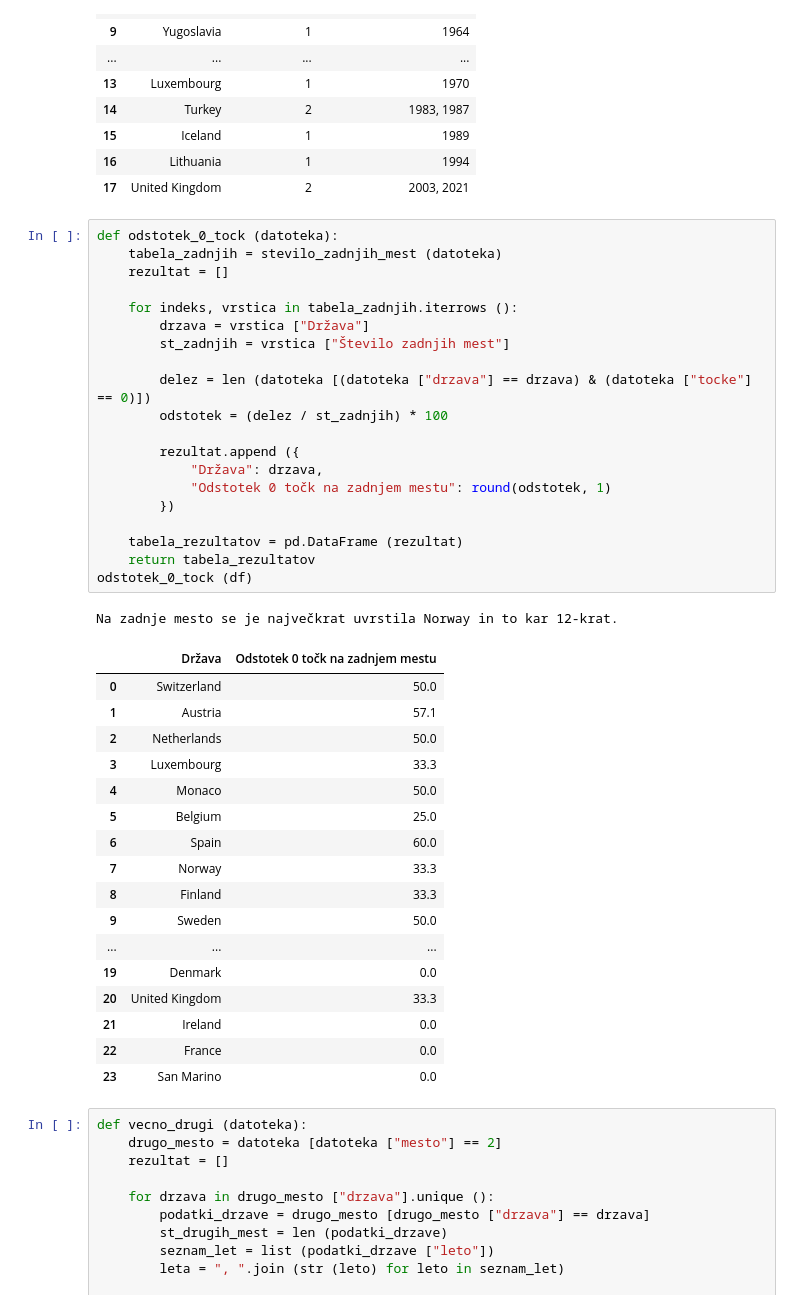
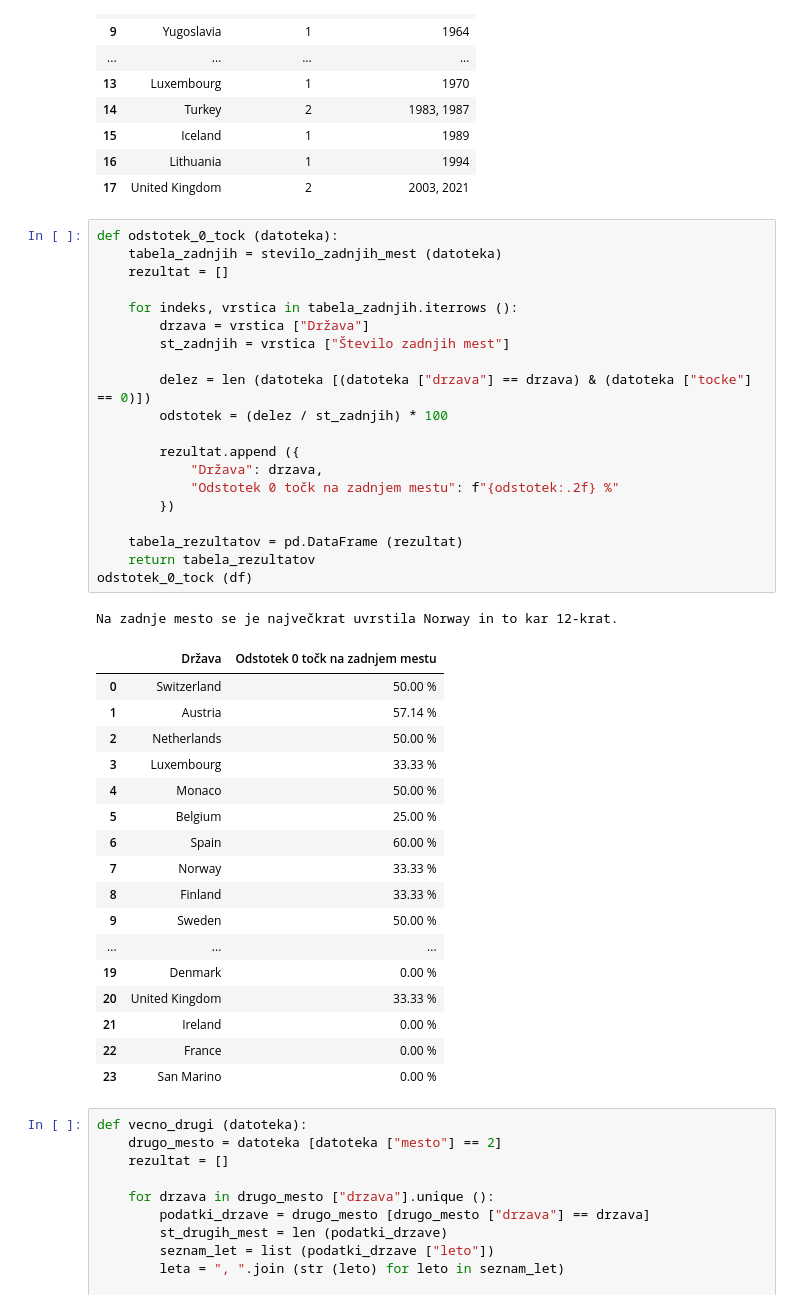
Before and after one commit to mayac69/UVP-projektna, a Jupyter notebook: analiza_evrovizije.ipynb, the cells around one changed output. Cells and saved outputs as stored; diff of their text form.

```diff
--- a/analiza_evrovizije.ipynb
+++ b/analiza_evrovizije.ipynb
@@ -461,42 +461,42 @@ Od leta 1956 do sedaj sta rekorderki po številu osvojenih 0 točk v finalu Aust
 # %%
 def odstotek_0_tock (datoteka):
     tabela_zadnjih = stevilo_zadnjih_mest (datoteka)
     rezultat = []
 
     for indeks, vrstica in tabela_zadnjih.iterrows ():
         drzava = vrstica ["Država"]
         st_zadnjih = vrstica ["Število zadnjih mest"]
 
         delez = len (datoteka [(datoteka ["drzava"] == drzava) & (datoteka ["tocke"] == 0)])
         odstotek = (delez / st_zadnjih) * 100
 
         rezultat.append ({
             "Država": drzava,
-            "Odstotek 0 točk na zadnjem mestu": round(odstotek, 1)
+            "Odstotek 0 točk na zadnjem mestu": f"{odstotek:.2f} %"
         })
 
     tabela_rezultatov = pd.DataFrame (rezultat)
     return tabela_rezultatov
 odstotek_0_tock (df)
 # %% [output]
 Na zadnje mesto se je največkrat uvrstila Norway in to kar 12-krat.
 |  | Država | Odstotek 0 točk na zadnjem mestu |
-| 0 | Switzerland | 50.0 |
-| 1 | Austria | 57.1 |
-| 2 | Netherlands | 50.0 |
-| 3 | Luxembourg | 33.3 |
-| 4 | Monaco | 50.0 |
-| 5 | Belgium | 25.0 |
-| 6 | Spain | 60.0 |
-| 7 | Norway | 33.3 |
-| 8 | Finland | 33.3 |
-| 9 | Sweden | 50.0 |
+| 0 | Switzerland | 50.00 % |
+| 1 | Austria | 57.14 % |
+| 2 | Netherlands | 50.00 % |
+| 3 | Luxembourg | 33.33 % |
+| 4 | Monaco | 50.00 % |
+| 5 | Belgium | 25.00 % |
+| 6 | Spain | 60.00 % |
+| 7 | Norway | 33.33 % |
+| 8 | Finland | 33.33 % |
+| 9 | Sweden | 50.00 % |
 | ... | ... | ... |
-| 19 | Denmark | 0.0 |
-| 20 | United Kingdom | 33.3 |
-| 21 | Ireland | 0.0 |
-| 22 | France | 0.0 |
-| 23 | San Marino | 0.0 |
+| 19 | Denmark | 0.00 % |
+| 20 | United Kingdom | 33.33 % |
+| 21 | Ireland | 0.00 % |
+| 22 | France | 0.00 % |
+| 23 | San Marino | 0.00 % |
 # %%
 def vecno_drugi (datoteka):
     drugo_mesto = datoteka [datoteka ["mesto"] == 2]
```
